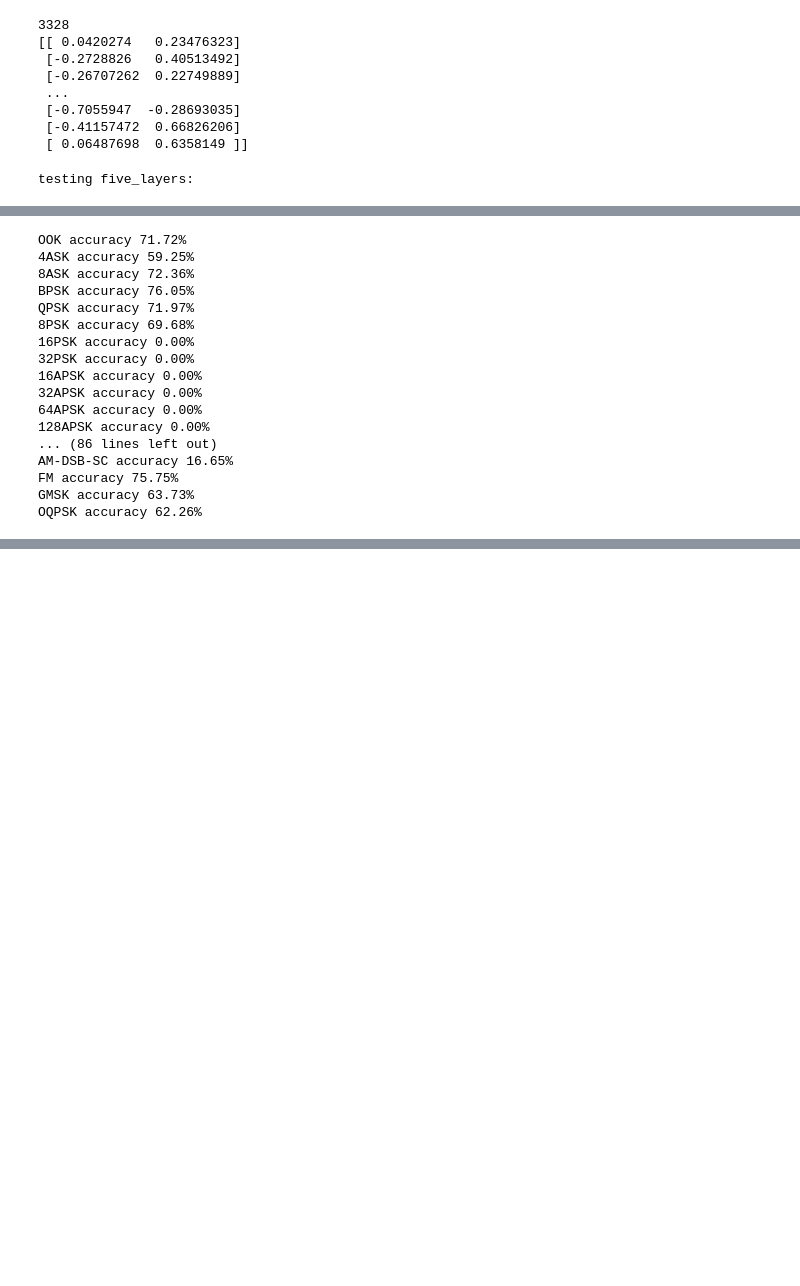
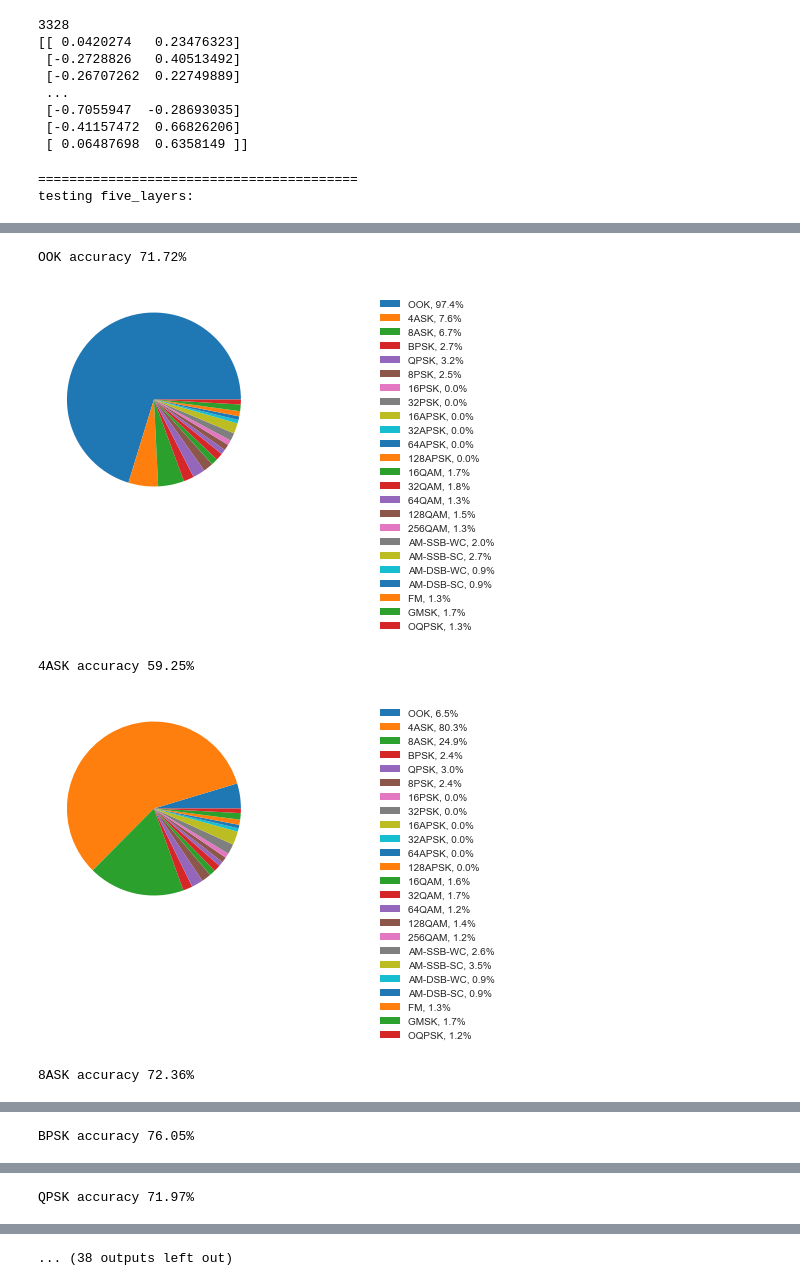
Before and after one commit to labusaid/frequencyML, a Jupyter notebook: ML/heuristics.ipynb, the cells around one changed output, grey strips where cells are left out. Drawn from its saved outputs; the diff is of its cells as text; code cells hidden in the pictures; blank space fills up the shorter version.

Commit message:
added gross confidence value breakdown charts

```diff
--- a/ML/heuristics.ipynb
+++ b/ML/heuristics.ipynb
@@ -74,6 +74,18 @@ print(test_OOK[0])
  [-0.7055947  -0.28693035]
  [-0.41157472  0.66826206]
  [ 0.06487698  0.6358149 ]]
+# %%
+import matplotlib.pyplot as plt
+pie_keys = modulation_map.keys()
+def plotDist(mod_type, stats):
+    plt.style.use('seaborn-dark')
+    plt.pie(stats)
+
+    # use a list comprehension to update the labels
+    labels = [f'{l}, {(s/len(stats)):0.1f}%' for l, s in zip(pie_keys, stats)]
+
+    plt.legend(bbox_to_anchor=(1.5, 1), loc='upper left', labels=labels)
+    plt.show()
 # %%
 # test model accuracy with each modulation scheme
 def testAccuracy(model, test_data):
@@ -82,12 +94,16 @@ def testAccuracy(model, test_data):
         test_mod = np.array(test_mod)
         results = model.predict(test_mod)
         predictions = [p.argmax() for p in results]
+        prediction_dist = [sum(x) for x in zip(*results)] # list of sums for each modulation type
         print(f'{m[0]} accuracy {"{:.2%}".format(predictions.count(m[1])/len(results))}')
+        plotDist(m[0], prediction_dist)
 # %%
-model_list = ['five_layers', 'six_layers', 'seven_layers', 'eight_layers']
+# model_list = ['five_layers', 'six_layers', 'seven_layers', 'eight_layers']
+model_list = ['five_layers']
 for model in model_list:
-    print('\n' + f'testing {model}:')
+    print('=========================================\n' + f'testing {model}:')
     model = keras.models.load_model(f'./models/{model}')
     testAccuracy(model, test_data)
 # %% [output]
+=========================================
 testing five_layers:
@@ -100,17 +116,5 @@ To enable them in other operations, rebuild TensorFlow with the appropriate comp
 OOK accuracy 71.72%
-4ASK accuracy 59.25%
-8ASK accuracy 72.36%
-BPSK accuracy 76.05%
-QPSK accuracy 71.97%
-8PSK accuracy 69.68%
-16PSK accuracy 0.00%
-32PSK accuracy 0.00%
-16APSK accuracy 0.00%
-32APSK accuracy 0.00%
-64APSK accuracy 0.00%
-128APSK accuracy 0.00%
-... (86 lines left out)
-AM-DSB-SC accuracy 16.65%
-FM accuracy 75.75%
-GMSK accuracy 63.73%
-OQPSK accuracy 62.26%
+[figure, added]
+4ASK accuracy 59.25%
+[figure, added]
+8ASK accuracy 72.36%
@@ -116,0 +122 @@ OQPSK accuracy 62.26%
+BPSK accuracy 76.05%
@@ -116,0 +124 @@ OQPSK accuracy 62.26%
+QPSK accuracy 71.97%
@@ -116,0 +126 @@ OQPSK accuracy 62.26%
+... (38 outputs left out)
```
Also changed, not shown: parts of 2 cells of this notebook.
